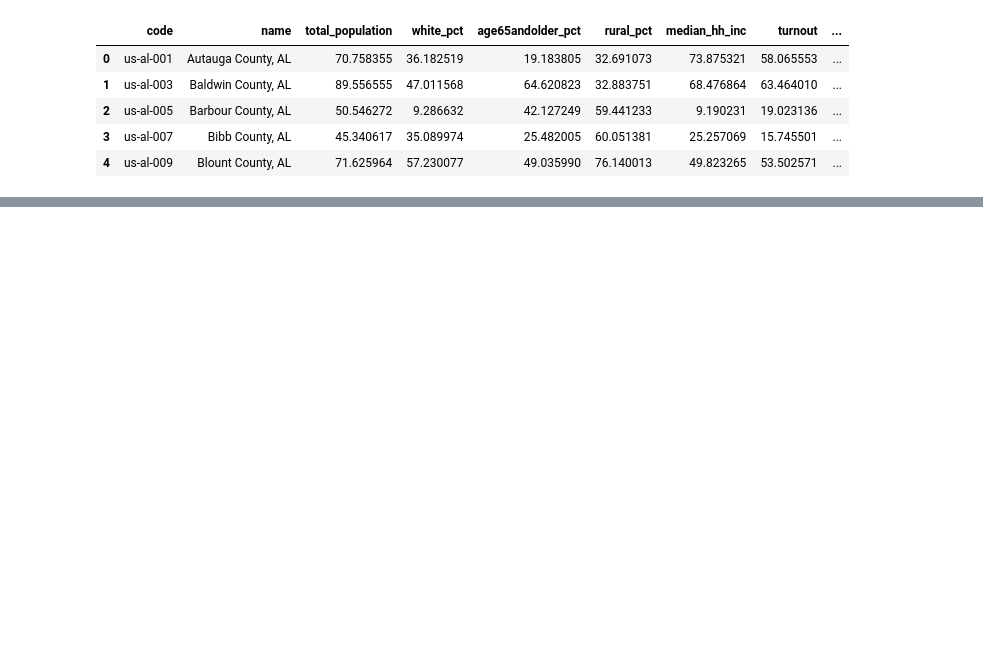
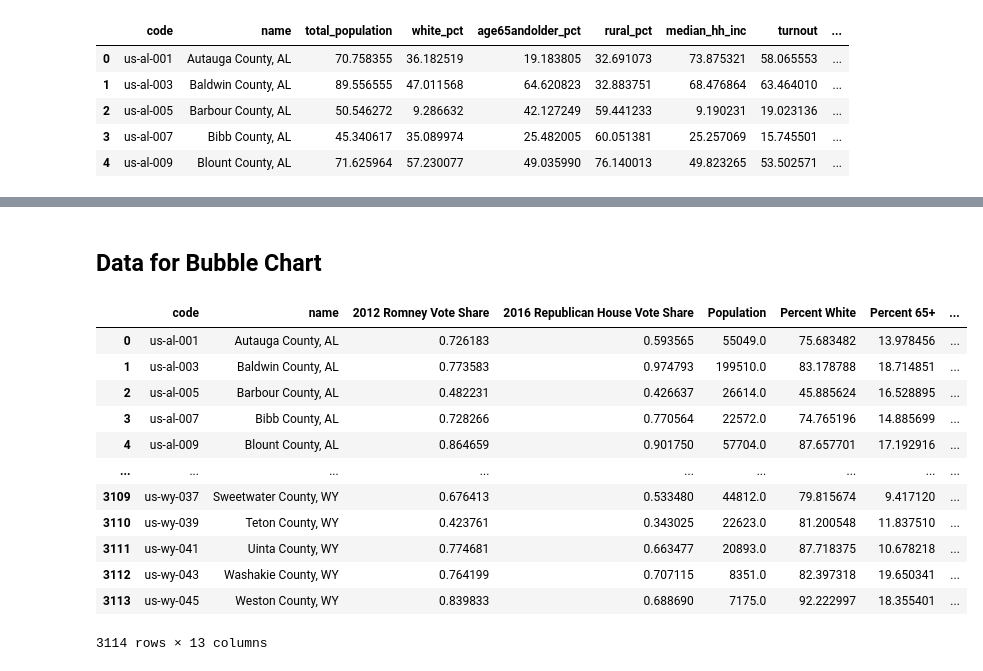
Before and after one commit to pnair7/dsc106-project, a Jupyter notebook: processing.ipynb, the cells around one changed output, grey strips where cells are left out. Saved outputs shown, nothing was run; the diff lists cells and outputs as text; code cells hidden in the pictures; blank space fills up the shorter version.

Commit message:
output bubble data

```diff
--- a/processing.ipynb
+++ b/processing.ipynb
@@ -219,0 +201,31 @@ with open('data/spider_dict.json', 'w') as outfile:
+# %% [markdown]
+## Data for Bubble Chart
+# %%
+bubble_data = data[['code', 'name', 'romney12', 'rephouse16', 'total_population', 'white_pct',
+                    'age65andolder_pct', 'rural_pct',
+                    'median_hh_inc', 'lesscollege_pct',
+                   'turnout', 'foreignborn_pct']].copy(deep = True)
+bubble_data['college_pct'] = 100 - bubble_data['lesscollege_pct']
+bubble_data = bubble_data.drop(columns = ['lesscollege_pct'])
+bubble_data['margin'] = (data['trump16'] - data['clinton16']) * 100
+bubble_data['turnout'] = bubble_data['turnout'] * 100
+
+# change column names to be user-readable
+bubble_data.columns = ['code', 'name', '2012 Romney Vote Share', '2016 Republican House Vote Share',
+                      'Population', 'Percent White', 'Percent 65+', 'Percent Rural', 'Median Household Income',
+                      'Turnout', 'Percent Foreign-Born', 'Percent with Some College', 'margin']
+bubble_data.to_json('bubble_data.json', )
+# %% [output]
+|  | code | name | 2012 Romney Vote Share | 2016 Republican House Vote Share | Population | Percent White | Percent 65+ | ... |
+| 0 | us-al-001 | Autauga County, AL | 0.726183 | 0.593565 | 55049.0 | 75.683482 | 13.978456 | ... |
+| 1 | us-al-003 | Baldwin County, AL | 0.773583 | 0.974793 | 199510.0 | 83.178788 | 18.714851 | ... |
+| 2 | us-al-005 | Barbour County, AL | 0.482231 | 0.426637 | 26614.0 | 45.885624 | 16.528895 | ... |
+| 3 | us-al-007 | Bibb County, AL | 0.728266 | 0.770564 | 22572.0 | 74.765196 | 14.885699 | ... |
+| 4 | us-al-009 | Blount County, AL | 0.864659 | 0.901750 | 57704.0 | 87.657701 | 17.192916 | ... |
+| ... | ... | ... | ... | ... | ... | ... | ... | ... |
+| 3109 | us-wy-037 | Sweetwater County, WY | 0.676413 | 0.533480 | 44812.0 | 79.815674 | 9.417120 | ... |
+| 3110 | us-wy-039 | Teton County, WY | 0.423761 | 0.343025 | 22623.0 | 81.200548 | 11.837510 | ... |
+| 3111 | us-wy-041 | Uinta County, WY | 0.774681 | 0.663477 | 20893.0 | 87.718375 | 10.678218 | ... |
+| 3112 | us-wy-043 | Washakie County, WY | 0.764199 | 0.707115 | 8351.0 | 82.397318 | 19.650341 | ... |
+| 3113 | us-wy-045 | Weston County, WY | 0.839833 | 0.688690 | 7175.0 | 92.222997 | 18.355401 | ... |
+3114 rows × 13 columns
```
Also changed, not shown: parts of 4 cells of this notebook, 3 other files.
